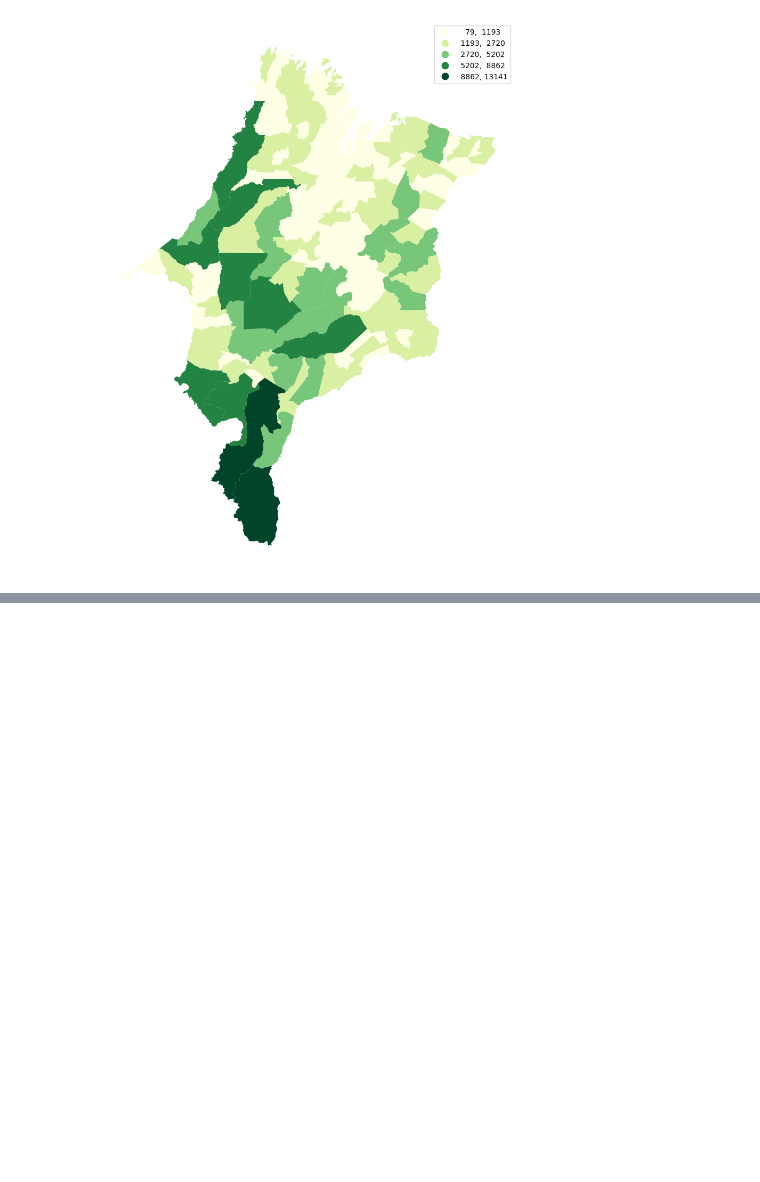
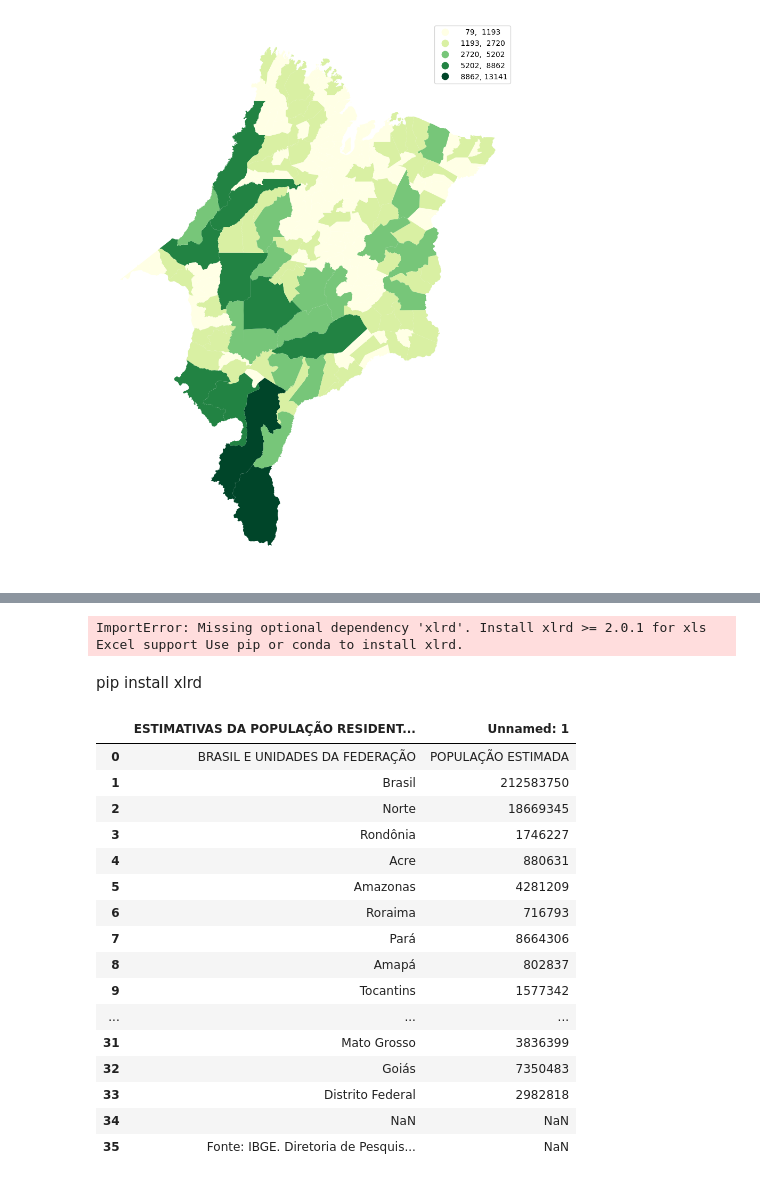
Before and after one commit to LambdaGeo/cdgeo, a Jupyter notebook: src/capitulo8.ipynb, the cells around one changed output, grey strips where cells are left out. Cells and saved outputs as stored; diff of their text form; code cells hidden in the pictures; blank space fills up the shorter version.

```diff
--- a/src/capitulo8.ipynb
+++ b/src/capitulo8.ipynb
@@ -120,0 +122,28 @@ ax.set_axis_off();
+# %%
+df = pd.read_excel(url_pop)
+# %% [output]
+ImportError: Missing optional dependency 'xlrd'. Install xlrd >= 2.0.1 for xls Excel support Use pip or conda to install xlrd.
+# %% [markdown]
+ pip install xlrd
+# %%
+df = pd.read_excel(url_pop)
+# %%
+df
+# %% [output]
+|  | ESTIMATIVAS DA POPULAÇÃO RESIDENT... | Unnamed: 1 |
+| 0 | BRASIL E UNIDADES DA FEDERAÇÃO | POPULAÇÃO ESTIMADA |
+| 1 | Brasil | 212583750 |
+| 2 | Norte | 18669345 |
+| 3 | Rondônia | 1746227 |
+| 4 | Acre | 880631 |
+| 5 | Amazonas | 4281209 |
+| 6 | Roraima | 716793 |
+| 7 | Pará | 8664306 |
+| 8 | Amapá | 802837 |
+| 9 | Tocantins | 1577342 |
+| ... | ... | ... |
+| 31 | Mato Grosso | 3836399 |
+| 32 | Goiás | 7350483 |
+| 33 | Distrito Federal | 2982818 |
+| 34 | NaN | NaN |
+| 35 | Fonte: IBGE. Diretoria de Pesquis... | NaN |
```
Also changed, not shown: parts of 24 cells of this notebook, 11 other files.
